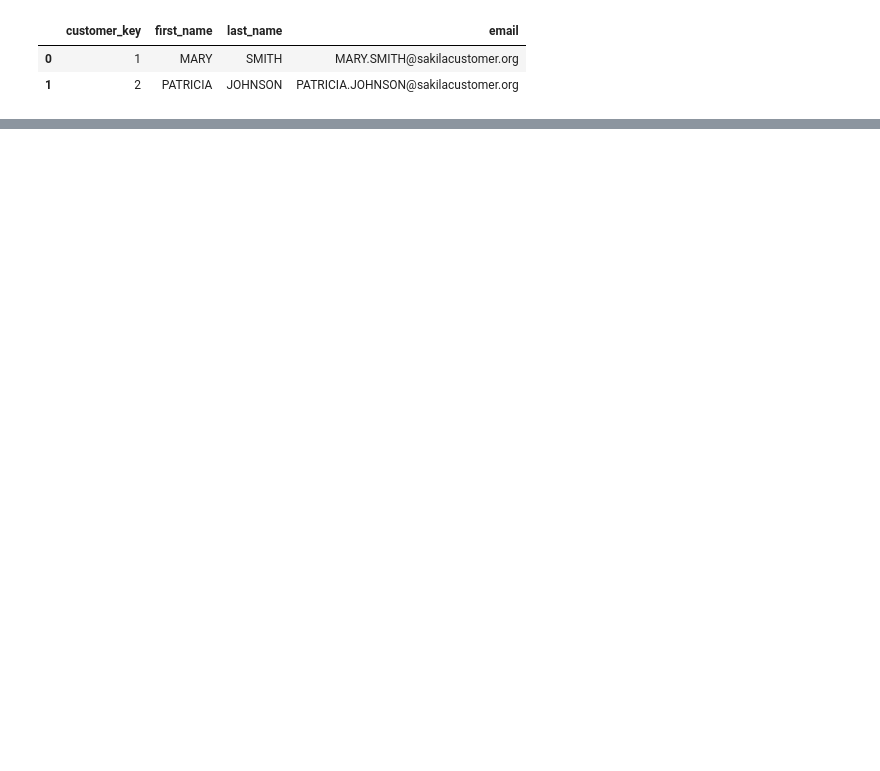
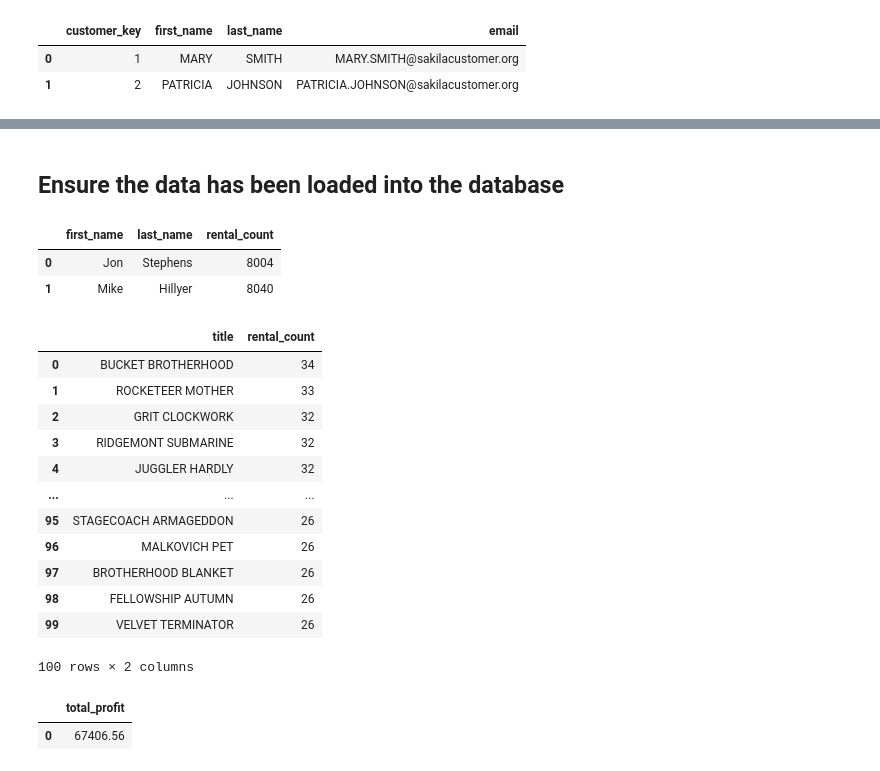
Before and after one commit to GarrettBurroughs/ds2002midterm, a Jupyter notebook: notebook/midterm.ipynb, the cells around one changed output, grey strips where cells are left out. Saved outputs shown, nothing was run; the diff lists cells and outputs as text; code cells hidden in the pictures; blank space fills up the shorter version.

```diff
--- a/notebook/midterm.ipynb
+++ b/notebook/midterm.ipynb
@@ -191,0 +283,50 @@ dim_films_df.head(2)
+# %% [markdown]
+## Ensure the data has been loaded into the database
+# %%
+# Check how many rentals each employee has handled
+rental_count_sql = """
+SELECT staff.first_name, staff.last_name, COUNT(rentals.fact_rental_key) AS rental_count FROM sakila_dw.fact_rentals AS rentals
+INNER JOIN sakila_dw.dim_staff AS staff
+ON rentals.staff_key = staff.staff_key
+GROUP BY staff.first_name, staff.last_name;
+"""
+rental_count_df = get_sql_dataframe(mysql_uid, mysql_pwd, mysql_url, dest_db, rental_count_sql)
+rental_count_df.head()
+# %% [output]
+|  | first_name | last_name | rental_count |
+| 0 | Jon | Stephens | 8004 |
+| 1 | Mike | Hillyer | 8040 |
+# %%
+# Get the top 100 most rented movies
+top_movies_sql = """
+SELECT film.title, COUNT(rental.fact_rental_key) AS rental_count FROM sakila_dw.fact_rentals AS rental
+INNER JOIN sakila_dw.dim_films AS film
+ON rental.film_key = film.film_key
+GROUP BY film.title
+ORDER BY COUNT(rental.fact_rental_key) DESC
+LIMIT 100;
+"""
+top_movies_df = get_sql_dataframe(mysql_uid, mysql_pwd, mysql_url, dest_db, top_movies_sql)
+top_movies_df
+# %% [output]
+|  | title | rental_count |
+| 0 | BUCKET BROTHERHOOD | 34 |
+| 1 | ROCKETEER MOTHER | 33 |
+| 2 | GRIT CLOCKWORK | 32 |
+| 3 | RIDGEMONT SUBMARINE | 32 |
+| 4 | JUGGLER HARDLY | 32 |
+| ... | ... | ... |
+| 95 | STAGECOACH ARMAGEDDON | 26 |
+| 96 | MALKOVICH PET | 26 |
+| 97 | BROTHERHOOD BLANKET | 26 |
+| 98 | FELLOWSHIP AUTUMN | 26 |
+| 99 | VELVET TERMINATOR | 26 |
+100 rows × 2 columns
+# %%
+# Get total rental profit
+total_revenue_sql = "SELECT SUM(amount) AS total_profit from sakila_dw.fact_rentals;"
+total_revenue_df = get_sql_dataframe(mysql_uid, mysql_pwd, mysql_url, dest_db, total_revenue_sql)
+total_revenue_df.head()
+# %% [output]
+|  | total_profit |
+| 0 | 67406.56 |
```
Also changed, not shown: parts of 14 cells of this notebook, 2 other files.
